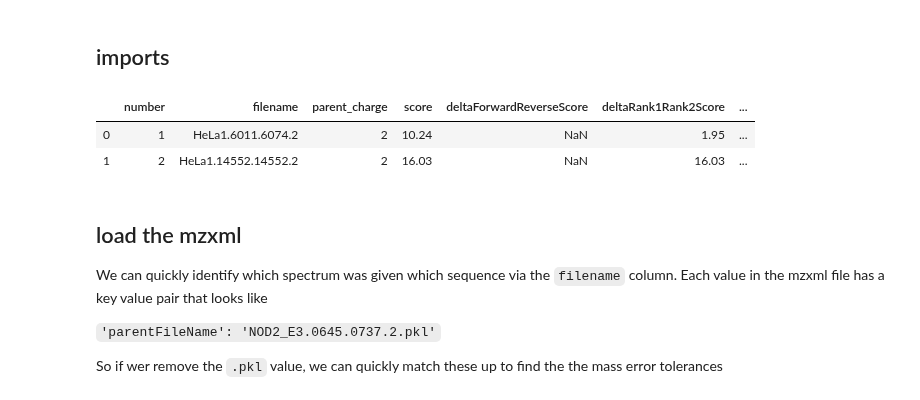
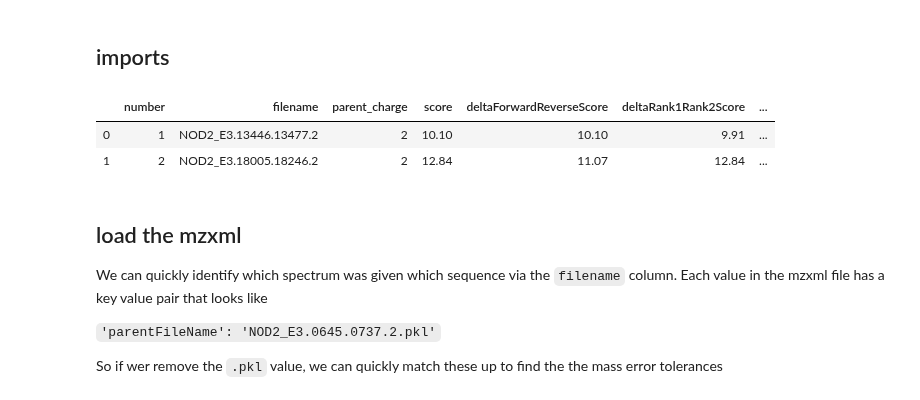
Before and after one commit to zmcgrath96/hypedsearch, a Jupyter notebook: sandbox/jupyter notebooks/Perturbation of spectra to match real spectra.ipynb, the cells around one changed output. Saved outputs shown, nothing was run; the diff lists cells and outputs as text; code cells hidden in the pictures.

```diff
--- a/sandbox/jupyter notebooks/Perturbation of spectra to match real spectra.ipynb
+++ b/sandbox/jupyter notebooks/Perturbation of spectra to match real spectra.ipynb
@@ -22,13 +22,13 @@ if module_path not in sys.path:
 from src.spectra import gen_spectra
 # %%
 # LOAD THE RESULTS FILE
-resfile = '/Users/zacharymcgrath/Downloads/HeLa1_results.ssv'
+resfile = '/Users/zacharymcgrath/Downloads/NOD2_E3_results.ssv'
 df = pd.read_csv(resfile, sep=';')
 df.head(2)
 # %% [output]
 |  | number | filename | parent_charge | score | deltaForwardReverseScore | deltaRank1Rank2Score | ... |
-| 0 | 1 | HeLa1.6011.6074.2 | 2 | 10.24 | NaN | 1.95 | ... |
-| 1 | 2 | HeLa1.14552.14552.2 | 2 | 16.03 | NaN | 16.03 | ... |
+| 0 | 1 | NOD2_E3.13446.13477.2 | 2 | 10.10 | 10.10 | 9.91 | ... |
+| 1 | 2 | NOD2_E3.18005.18246.2 | 2 | 12.84 | 11.07 | 12.84 | ... |
 # %% [markdown]
 ## load the mzxml
 We can quickly identify which spectrum was given which sequence via the `filename` column. Each value in the mzxml file has a key value pair that looks like
```
Also changed, not shown: parts of 4 cells of this notebook, 9 other files.
